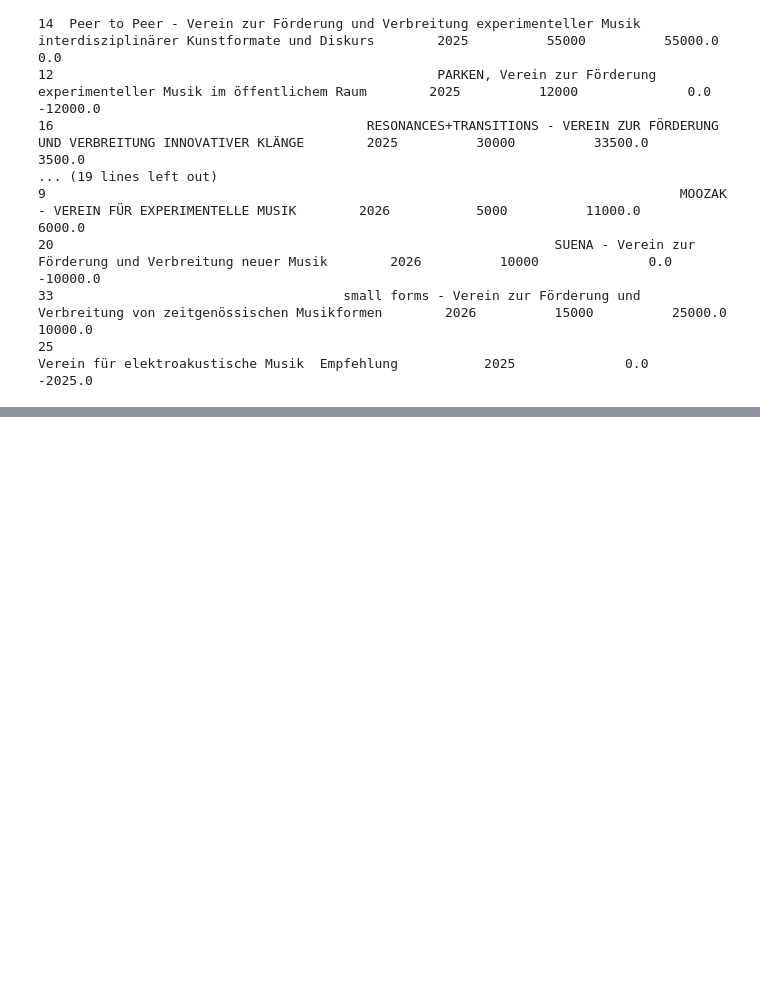
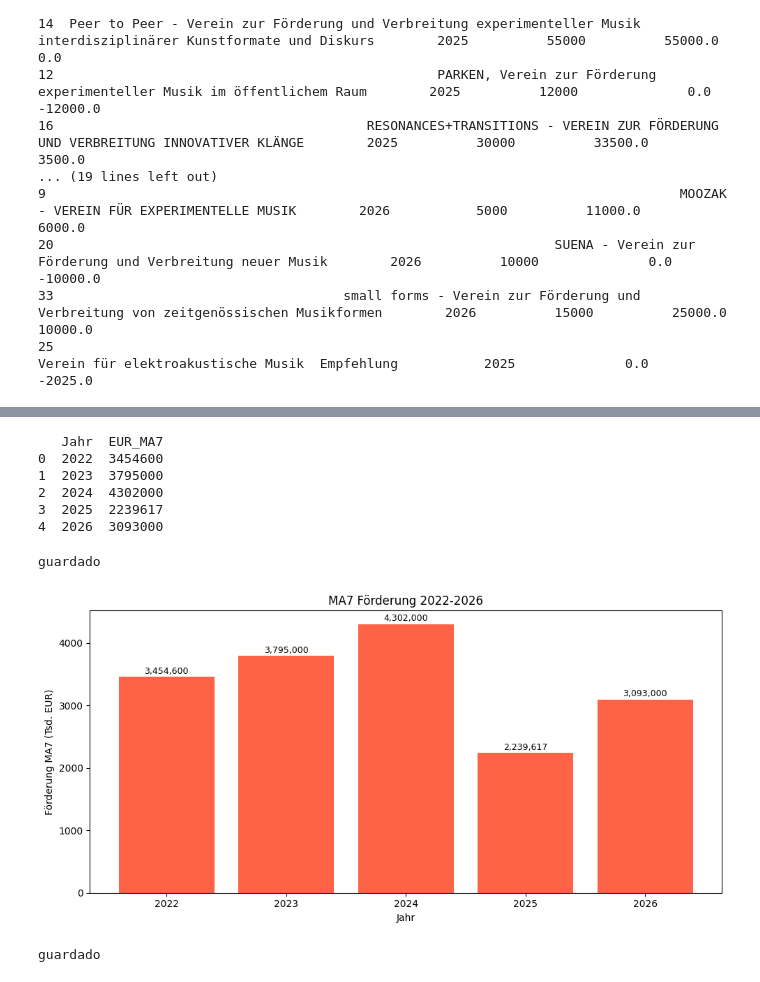
Before and after one commit to n7krk/musikoekosysteme-wien, a Jupyter notebook: cruce.ipynb, the cells around one changed output, grey strips where cells are left out. Drawn from its saved outputs; the diff is of its cells as text; code cells hidden in the pictures; blank space fills up the shorter version.

```diff
--- a/cruce.ipynb
+++ b/cruce.ipynb
@@ -969,0 +1383,43 @@ print(cruce_año[['Verein_matched', 'Jahr', 'EUR_empfohlen', 'EUR_beschlossen',
+# %%
+serie = vereine[
+    (vereine['Foerderung_ref'] == 'MA7') &
+    (vereine['Typ'] == 'Beschluss')
+].copy()
+
+serie['Betrag_EUR'] = pd.to_numeric(serie['Betrag_EUR'], errors='coerce')
+serie['Jahr'] = serie['Jahr'].astype(str).str.strip()
+
+serie_anual = serie.groupby('Jahr')['Betrag_EUR'].sum().reset_index()
+serie_anual.columns = ['Jahr', 'EUR_MA7']
+print(serie_anual)
+# %% [output]
+   Jahr  EUR_MA7
+0  2022  3454600
+1  2023  3795000
+2  2024  4302000
+3  2025  2239617
+4  2026  3093000
+# %%
+serie_anual.to_csv('serie_historica_ma7.csv', index=False)
+print("guardado")
+# %% [output]
+guardado
+# %%
+fig, ax = plt.subplots(figsize=(10, 5))
+
+ax.bar(serie_anual['Jahr'], serie_anual['EUR_MA7'] / 1000, color='tomato')
+ax.set_xlabel('Jahr')
+ax.set_ylabel('Förderung MA7 (Tsd. EUR)')
+ax.set_title('MA7 Förderung 2022-2026')
+
+for i, row in serie_anual.iterrows():
+    ax.text(row['Jahr'], row['EUR_MA7']/1000 + 50, f"{int(row['EUR_MA7']):,}",
+            ha='center', fontsize=9)
+
+plt.tight_layout()
+plt.savefig('serie_historica_ma7.png', dpi=150)
+plt.show()
+print("guardado")
+# %% [output]
+[figure, added]
+guardado
```
Also changed, not shown: parts of 33 cells of this notebook, 8 other files.
